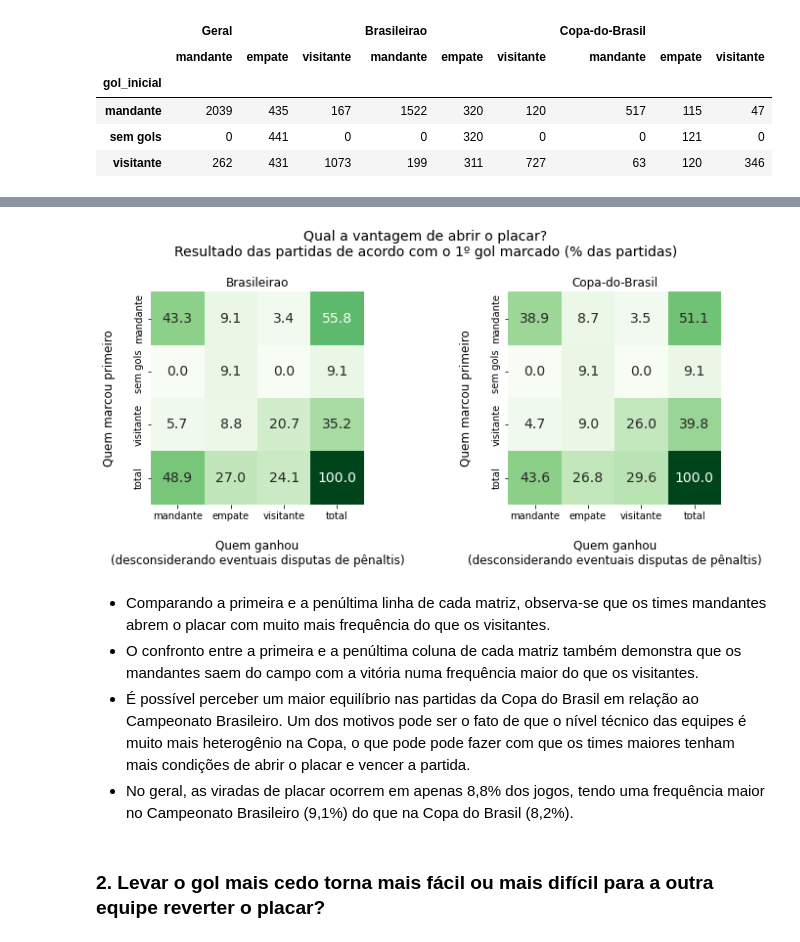
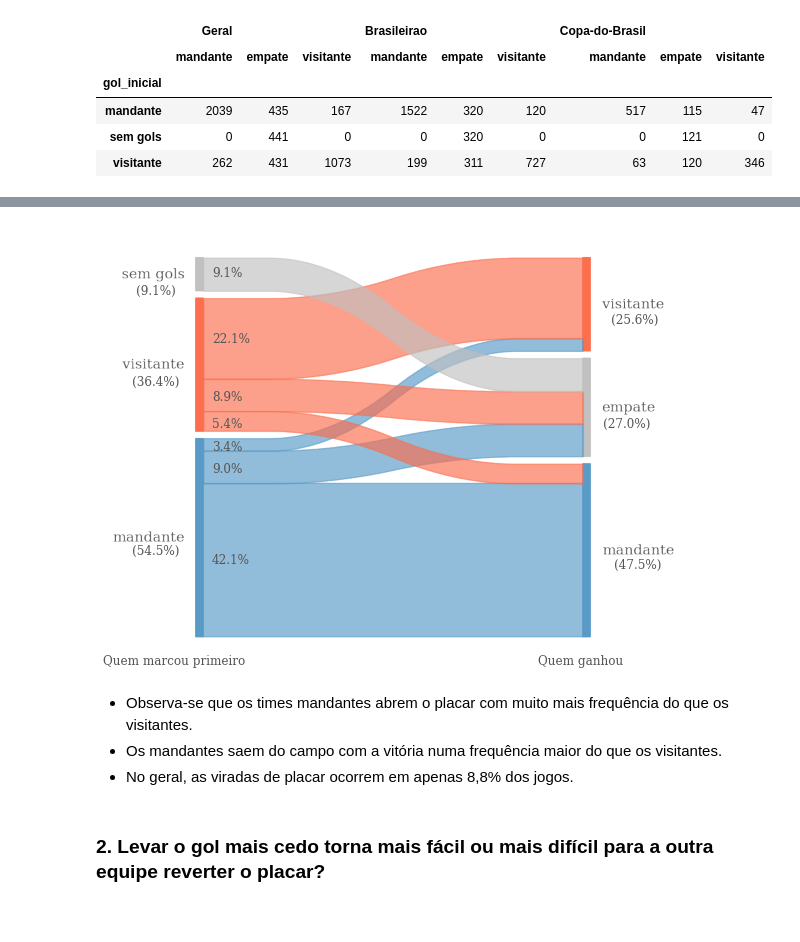
Before and after one commit to renefb/futebol-br, a Jupyter notebook: 3-analise.ipynb, the cells around one changed output, grey strips where cells are left out. Saved outputs shown, nothing was run; the diff lists cells and outputs as text; code cells hidden in the pictures.

```diff
--- a/3-analise.ipynb
+++ b/3-analise.ipynb
@@ -252,20 +245,0 @@ plt.show()
-# %%
-competicoes = ['Brasileirao', 'Copa-do-Brasil']
-colors = ['Greens', 'Greens']
-
-fig, axs = plt.subplots(1, 2, figsize=(12, 4))
-#plt.rc('font', size=14)
-plt.suptitle('Qual a vantagem de abrir o placar?\nResultado das partidas de acordo com o 1º gol marcado (% das partidas)', size=14, y=1.1)
-for i in range(2):
-    data = viradas_percent.loc[:, competicoes[i]].copy()
-    data.loc[:, 'total'] = data.sum(axis=1)
-    data.loc['total', :] = data.sum(axis=0)
-    sns.heatmap(data, annot=True, fmt='.1f', cmap=colors[i], square=True, cbar=False, ax=axs[i])
-    axs[i].set_title(competicoes[i], size=12)
-    axs[i].set_xlabel('\nQuem ganhou\n(desconsiderando eventuais disputas de pênaltis)', size=12)
-    axs[i].set_xticklabels(data.columns, size=10, rotation=0)
-    axs[i].set_ylabel('Quem marcou primeiro\n', size=12)
-    axs[i].set_yticklabels(data.index, size=10, rotation=90)
-plt.show()
-# %% [output]
-[figure, old version]
@@ -272,8 +263,52 @@ plt.show()
+# %%
+colors = {
+    'mandante': {'mandante': '#5799c6'},
+    'mandante': {'empate': '#5799c6'},
+    'mandante': {'visitante': '#5799c6'},
+    'visitante': {'mandante': '#fb6d4d'},
+    'visitante': {'empate': '#fb6d4d'},
+    'visitante': {'visitante': '#fb6d4d'},
+    'sem gols': {'empate': 'silver'},
+    'empate': {'empate': 'silver'}
+}
+# %%
+plt.rc('font', family='sans-serif')
+sankey.sankey(partidas['gol_inicial'], partidas['vencedor_regular'],
+              fontsize=11, colorDict=colors, figure_name='img/sankey', closePlot=True)
+#plt.savefig('img/sankey.png')
+img = plt.imread('img/sankey.png')
+plt.figure(figsize=(12,8))
+plt.imshow(img, extent=[0, 1600, 0, 1200])
+
+plt.rc('text', color='#555')
+plt.text(0, 0, 'Quem marcou primeiro')
+plt.text(1200, 0, 'Quem ganhou')
+
+plt.rc('font', size=12)
+plt.text(300, 1070, f'{sem_gols}%')
+plt.text(300, 890, f'{visit_visit}%')
+plt.text(300, 730, f'{visit_emp}%')
+plt.text(300, 655, f'{visit_mand}%')
+plt.text(300, 592, f'{mand_visit}%')
+plt.text(300, 530, f'{mand_emp}%')
+plt.text(300, 280, f'{mand_mand}%')
+
+plt.text(90, 1020, '({:.1f}%)'.format(data.loc['sem gols', 'total']))
+plt.text(80, 770, '({:.1f}%)'.format(data.loc['visitante', 'total']))
+plt.text(80, 303, '({:.1f}%)'.format(data.loc['mandante', 'total']))
+
+plt.text(1400, 940, '({:.1f}%)'.format(data.loc['total', 'visitante']))
+plt.text(1380, 655, '({:.1f}%)'.format(data.loc['total', 'empate']))
+plt.text(1410, 265, '({:.1f}%)'.format(data.loc['total', 'mandante']))
+
+plt.axis('off')
+plt.show()
+# %% [output]
+[figure, added]
 # %% [markdown]
-- Comparando a primeira e a penúltima linha de cada matriz, observa-se que os times mandantes abrem o placar com muito mais frequência do que os visitantes.
-- O confronto entre a primeira e a penúltima coluna de cada matriz também demonstra que os mandantes saem do campo com a vitória numa frequência maior do que os visitantes.
-- É possível perceber um maior equilíbrio nas partidas da Copa do Brasil em relação ao Campeonato Brasileiro. Um dos motivos pode ser o fato de que o nível técnico das equipes é muito mais heterogênio na Copa, o que pode pode fazer com que os times maiores tenham mais condições de abrir o placar e vencer a partida.
-- No geral, as viradas de placar ocorrem em apenas 8,8% dos jogos, tendo uma frequência maior no Campeonato Brasileiro (9,1%) do que na Copa do Brasil (8,2%).
+- Observa-se que os times mandantes abrem o placar com muito mais frequência do que os visitantes.
+- Os mandantes saem do campo com a vitória numa frequência maior do que os visitantes.
+- No geral, as viradas de placar ocorrem em apenas 8,8% dos jogos.
 # %% [markdown]
 ### 2. Levar o gol mais cedo torna mais fácil ou mais difícil para a outra equipe reverter o placar?
 # %%
```
Also changed, not shown: parts of 12 cells of this notebook, 1 other file.
